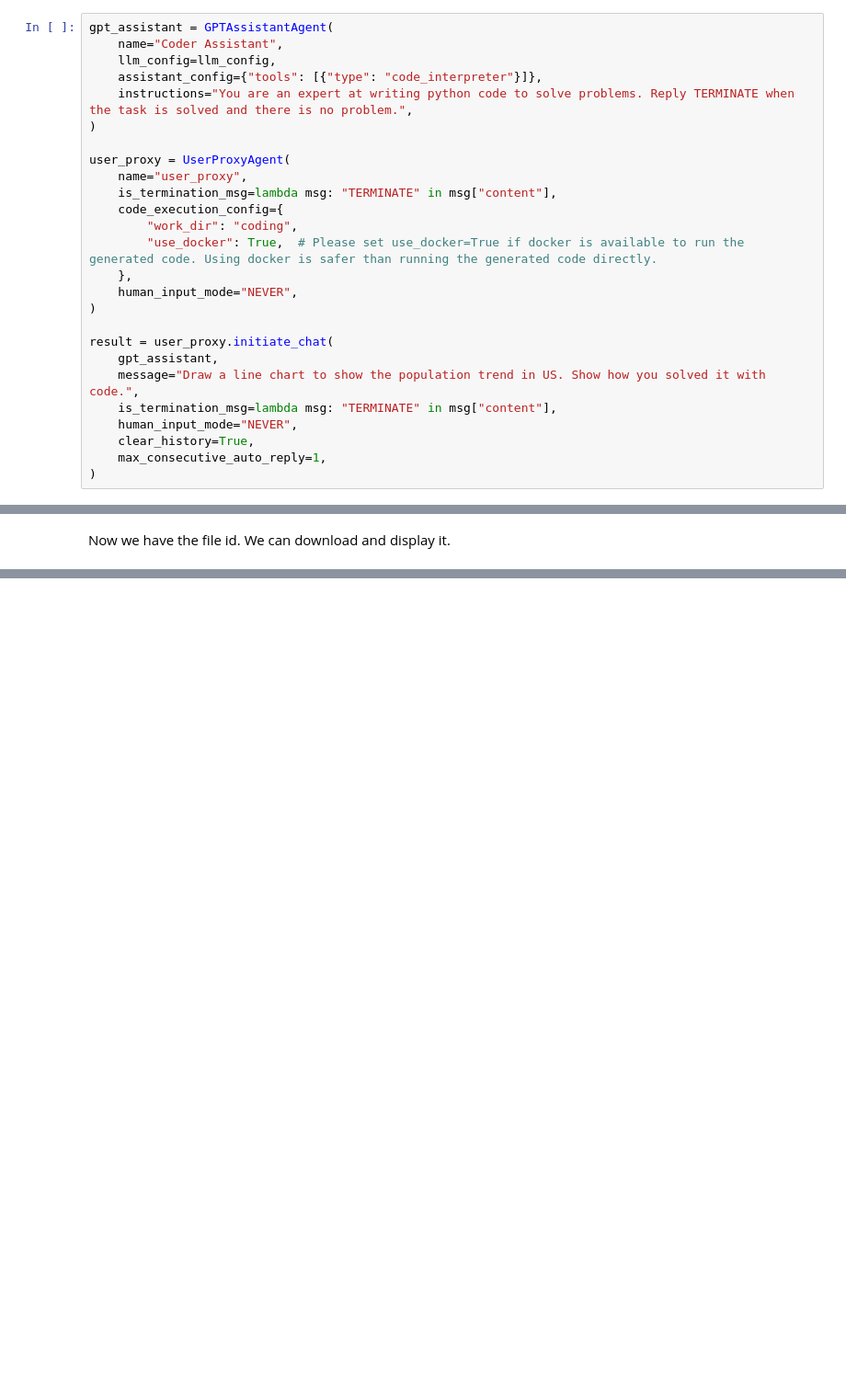
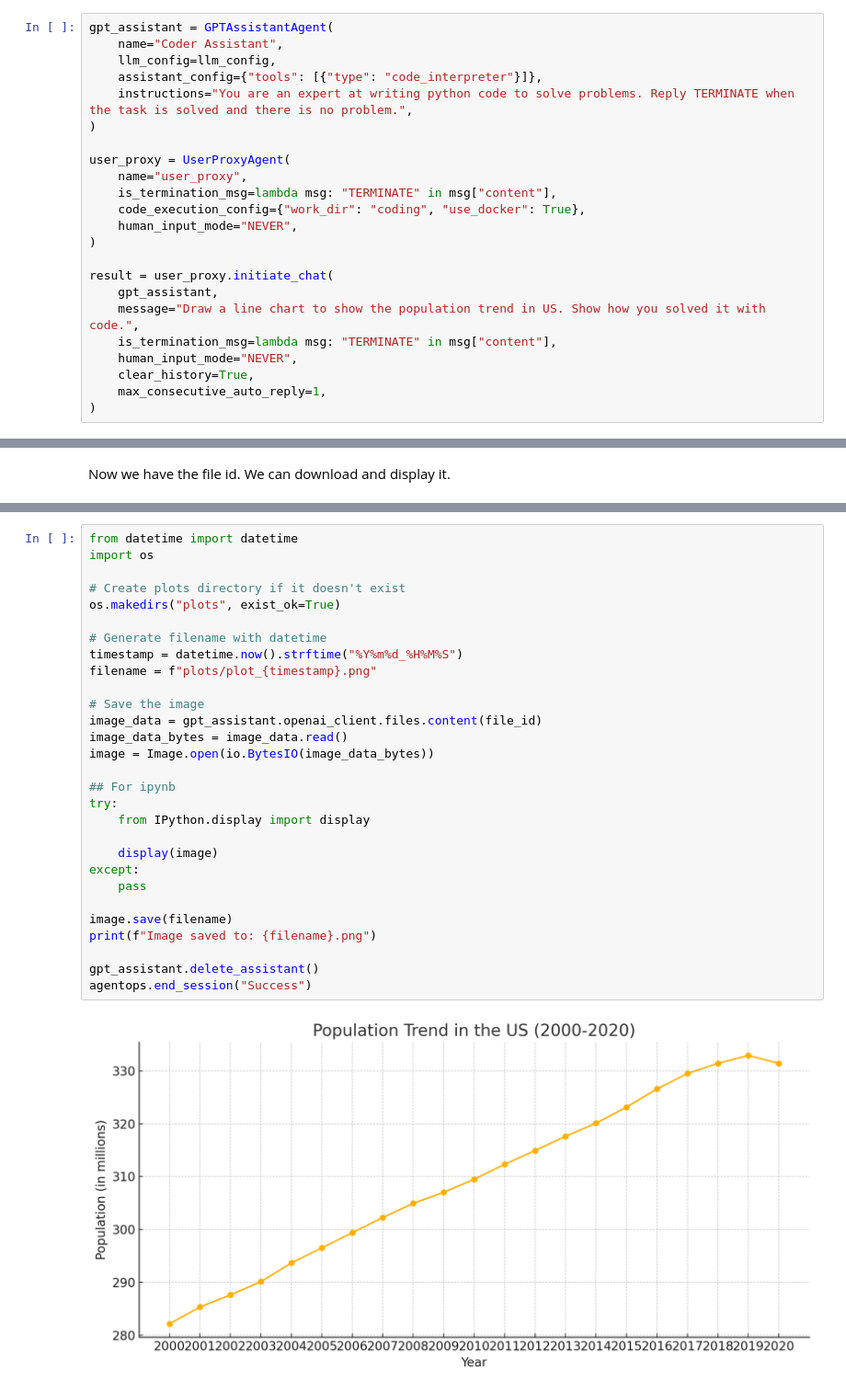
Before and after one commit to teron131/langchain-playground, a Jupyter notebook: langchain_playground/AG2/agentchat_oai_code_interpreter.ipynb, the cells around one changed output, grey strips where cells are left out. Shown: that part at 92% size. Drawn from its saved outputs; the diff is of its cells as text; blank space fills up the shorter version.

```diff
--- a/langchain_playground/AG2/agentchat_oai_code_interpreter.ipynb
+++ b/langchain_playground/AG2/agentchat_oai_code_interpreter.ipynb
@@ -112,10 +109,7 @@ gpt_assistant = GPTAssistantAgent(
 user_proxy = UserProxyAgent(
     name="user_proxy",
     is_termination_msg=lambda msg: "TERMINATE" in msg["content"],
-    code_execution_config={
-        "work_dir": "coding",
-        "use_docker": True,  # Please set use_docker=True if docker is available to run the generated code. Using docker is safer than running the generated code directly.
-    },
+    code_execution_config={"work_dir": "coding", "use_docker": True},
     human_input_mode="NEVER",
 )
 
@@ -178,0 +159,31 @@ WARNING:autogen.agentchat.contrib.gpt_assistant_agent:Permanently deleting assis
+# %%
+from datetime import datetime
+import os
+
+# Create plots directory if it doesn't exist
+os.makedirs("plots", exist_ok=True)
+
+# Generate filename with datetime
+timestamp = datetime.now().strftime("%Y%m%d_%H%M%S")
+filename = f"plots/plot_{timestamp}.png"
+
+# Save the image
+image_data = gpt_assistant.openai_client.files.content(file_id)
+image_data_bytes = image_data.read()
+image = Image.open(io.BytesIO(image_data_bytes))
+
+## For ipynb
+try:
+    from IPython.display import display
+
+    display(image)
+except:
+    pass
+
+image.save(filename)
+print(f"Image saved to: {filename}.png")
+
+gpt_assistant.delete_assistant()
+agentops.end_session("Success")
+# %% [output]
+[figure, added]
```
Also changed, not shown: parts of 6 cells of this notebook, 1 other file.
